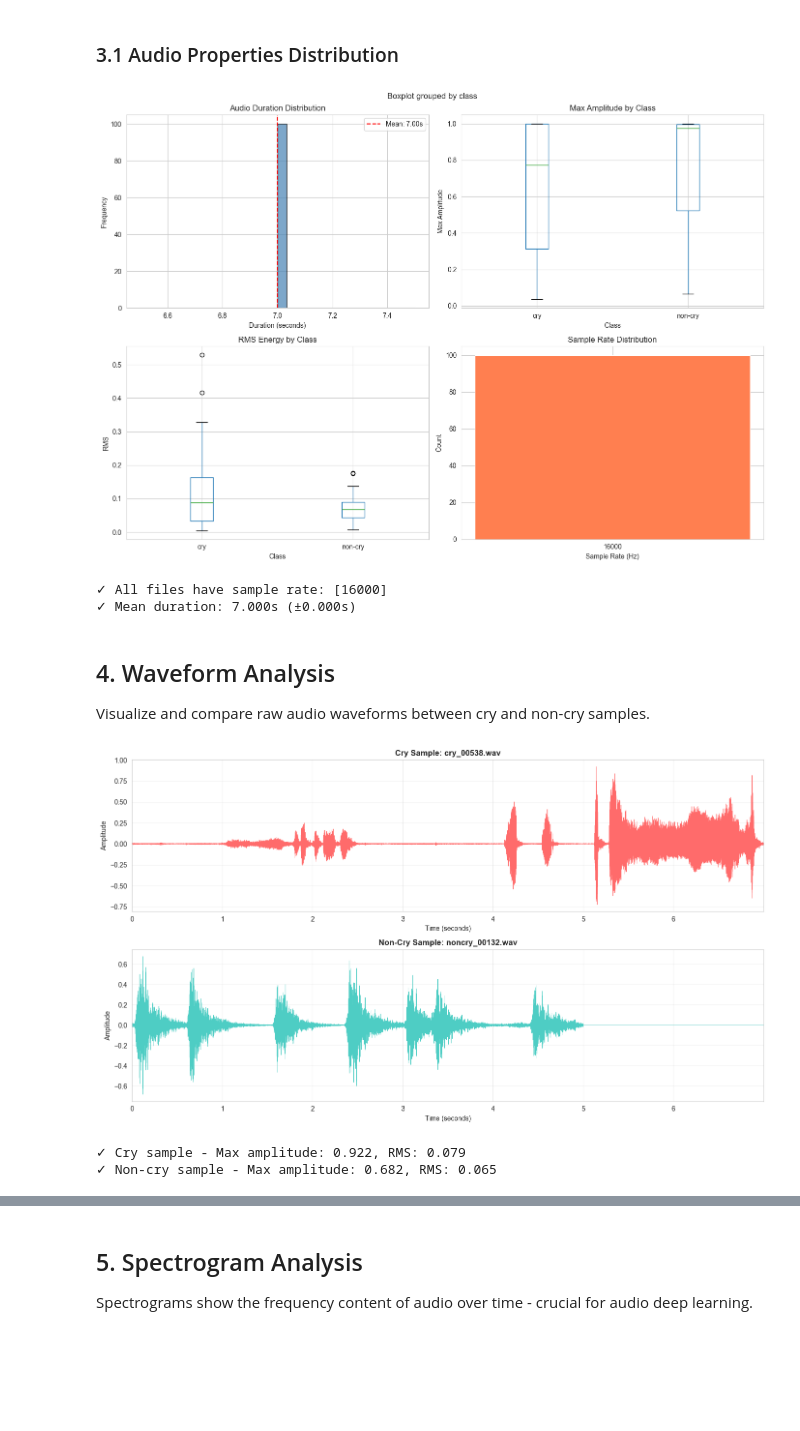
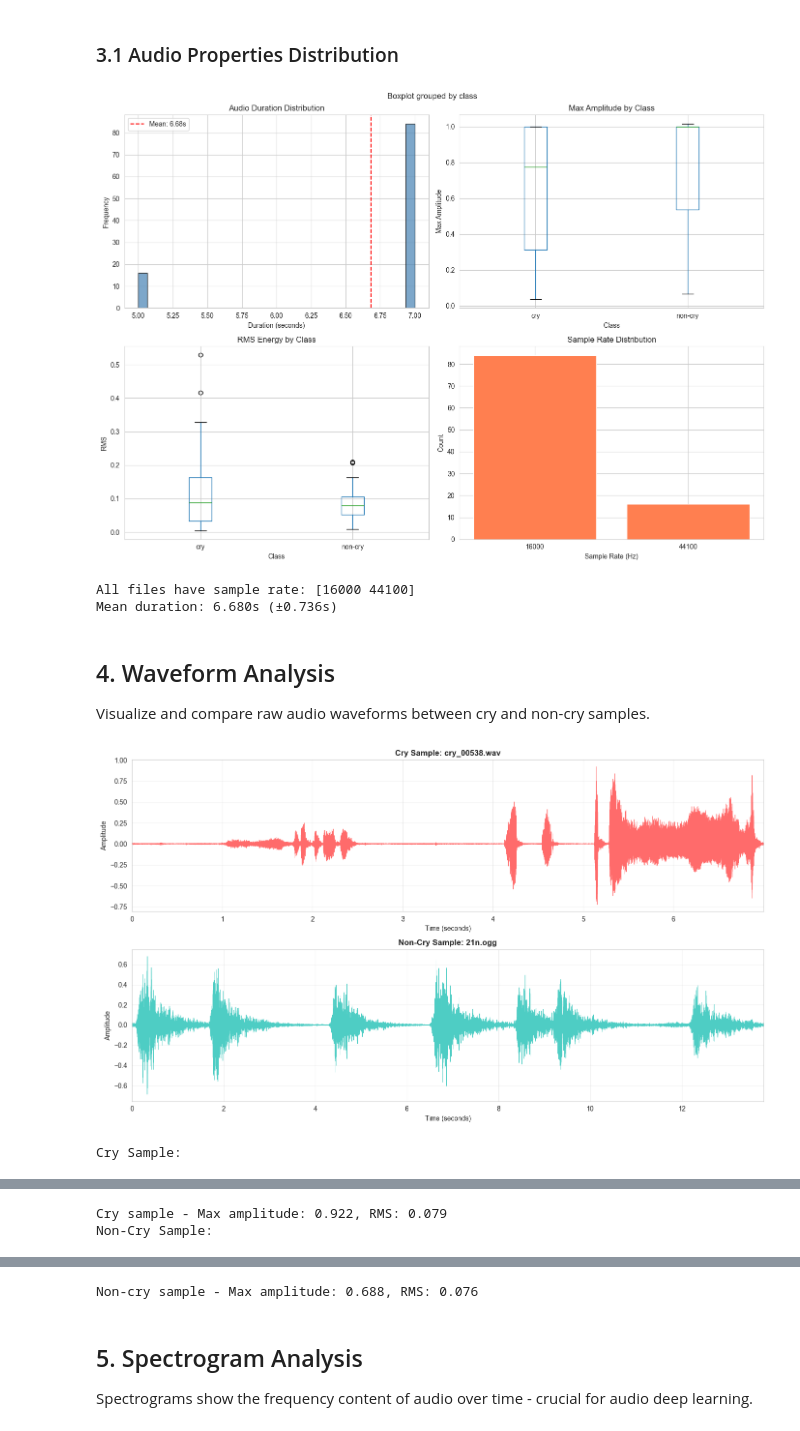
Before and after one commit to NusratNiha1/CSE299, a Jupyter notebook: notebooks/eda_preprocessing_visualization.ipynb, the cells around one changed output, grey strips where cells are left out. Drawn from its saved outputs; the diff is of its cells as text; code cells hidden in the pictures; blank space fills up the shorter version.

```diff
--- a/notebooks/eda_preprocessing_visualization.ipynb
+++ b/notebooks/eda_preprocessing_visualization.ipynb
@@ -49,18 +36,18 @@ print(f"✓ Working directory: {Path.cwd()}")
 ## 2. Load Dataset Metadata
 # %%
 # Dataset paths
-CRY_DIR = Path("Dataset/balanced/cry")
-NONCRY_DIR = Path("Dataset/balanced/non-cry")
+CRY_DIR = Path("Dataset/cry")
+NONCRY_DIR = Path("Dataset/non-cry")
 
 # Collect all file paths
 cry_files = sorted(list(CRY_DIR.glob("*.wav")))
-noncry_files = sorted(list(NONCRY_DIR.glob("*.wav")))
+noncry_files = sorted([f for f in NONCRY_DIR.glob("*") if f.suffix in [".wav", ".ogg"]])
 
-print(f"📊 Dataset Summary:")
-print(f"   Cry samples: {len(cry_files)}")
-print(f"   Non-cry samples: {len(noncry_files)}")
-print(f"   Total: {len(cry_files) + len(noncry_files)}")
-print(f"   Balance ratio: {len(cry_files) / len(noncry_files):.3f}")
+print(f"Dataset Summary:")
+print(f"Cry samples: {len(cry_files)}")
+print(f"Non-cry samples: {len(noncry_files)}")
+print(f"Total: {len(cry_files) + len(noncry_files)}")
+print(f"Balance ratio: {len(cry_files) / len(noncry_files):.3f}")
 
 # Create dataframe
 data = []
@@ -206,12 +193,12 @@ axes[1, 1].set_title('Sample Rate Distribution')
 plt.tight_layout()
 plt.show()
 
-print(f"✓ All files have sample rate: {props_df['sample_rate'].unique()}")
-print(f"✓ Mean duration: {props_df['duration'].mean():.3f}s (±{props_df['duration'].std():.3f}s)")
+print(f"All files have sample rate: {props_df['sample_rate'].unique()}")
+print(f"Mean duration: {props_df['duration'].mean():.3f}s (±{props_df['duration'].std():.3f}s)")
 # %% [output]
-[figure, old version]
+[figure, new version]
-✓ All files have sample rate: [16000]
-✓ Mean duration: 7.000s (±0.000s)
+All files have sample rate: [16000 44100]
+Mean duration: 6.680s (±0.736s)
 # %% [markdown]
 ## 4. Waveform Analysis
 
@@ -225,35 +212,42 @@ noncry_sample = df[df['class'] == 'non-cry'].sample(1, random_state=42).iloc[0]
 cry_audio, sr = sf.read(cry_sample['filepath'])
 noncry_audio, _ = sf.read(noncry_sample['filepath'])
 
 # Create time arrays
 cry_time = np.arange(len(cry_audio)) / sr
 noncry_time = np.arange(len(noncry_audio)) / sr
 
 # Plot waveforms
 fig, axes = plt.subplots(2, 1, figsize=(14, 8))
 
 # Cry waveform
 axes[0].plot(cry_time, cry_audio, color='#ff6b6b', linewidth=0.5)
 axes[0].set_title(f'Cry Sample: {cry_sample["filename"]}', fontsize=12, fontweight='bold')
 axes[0].set_xlabel('Time (seconds)')
 axes[0].set_ylabel('Amplitude')
 axes[0].grid(True, alpha=0.3)
 axes[0].set_xlim(0, max(cry_time))
 
 # Non-cry waveform
 axes[1].plot(noncry_time, noncry_audio, color='#4ecdc4', linewidth=0.5)
 axes[1].set_title(f'Non-Cry Sample: {noncry_sample["filename"]}', fontsize=12, fontweight='bold')
 axes[1].set_xlabel('Time (seconds)')
 axes[1].set_ylabel('Amplitude')
 axes[1].grid(True, alpha=0.3)
 axes[1].set_xlim(0, max(noncry_time))
 
 plt.tight_layout()
 plt.show()
 
-print(f"✓ Cry sample - Max amplitude: {np.max(np.abs(cry_audio)):.3f}, RMS: {np.sqrt(np.mean(cry_audio**2)):.3f}")
-print(f"✓ Non-cry sample - Max amplitude: {np.max(np.abs(noncry_audio)):.3f}, RMS: {np.sqrt(np.mean(noncry_audio**2)):.3f}")
+
+
+print("Cry Sample:")
+display(Audio(cry_audio, rate=sr))
+
+print(f"Cry sample - Max amplitude: {np.max(np.abs(cry_audio)):.3f}, RMS: {np.sqrt(np.mean(cry_audio**2)):.3f}")
+
+print("Non-Cry Sample:")
+display(Audio(noncry_audio, rate=sr))
+print(f"Non-cry sample - Max amplitude: {np.max(np.abs(noncry_audio)):.3f}, RMS: {np.sqrt(np.mean(noncry_audio**2)):.3f}")
 # %% [output]
-[figure, old version]
+[figure, new version]
-✓ Cry sample - Max amplitude: 0.922, RMS: 0.079
-✓ Non-cry sample - Max amplitude: 0.682, RMS: 0.065
+Cry Sample:
@@ -259,0 +255,2 @@ print(f"✓ Non-cry sample - Max amplitude: {np.max(np.abs(noncry_audio)):.3f},
+Cry sample - Max amplitude: 0.922, RMS: 0.079
+Non-Cry Sample:
@@ -260,3 +258,4 @@ print(f"✓ Non-cry sample - Max amplitude: {np.max(np.abs(noncry_audio)):.3f},
+Non-cry sample - Max amplitude: 0.688, RMS: 0.076
 # %% [markdown]
 ## 5. Spectrogram Analysis
 
```
Also changed, not shown: parts of 22 cells of this notebook, 2 other files.
